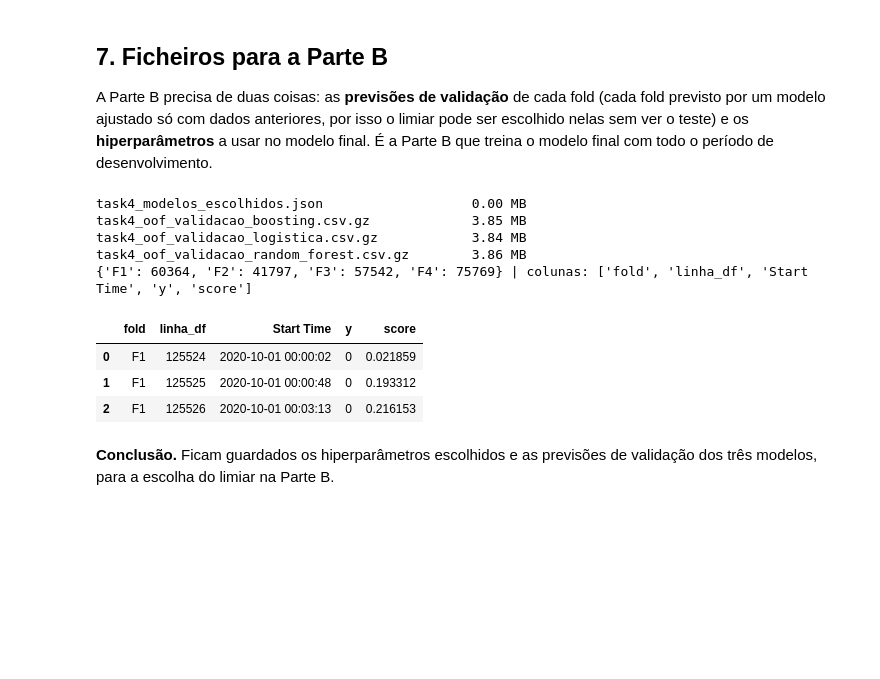
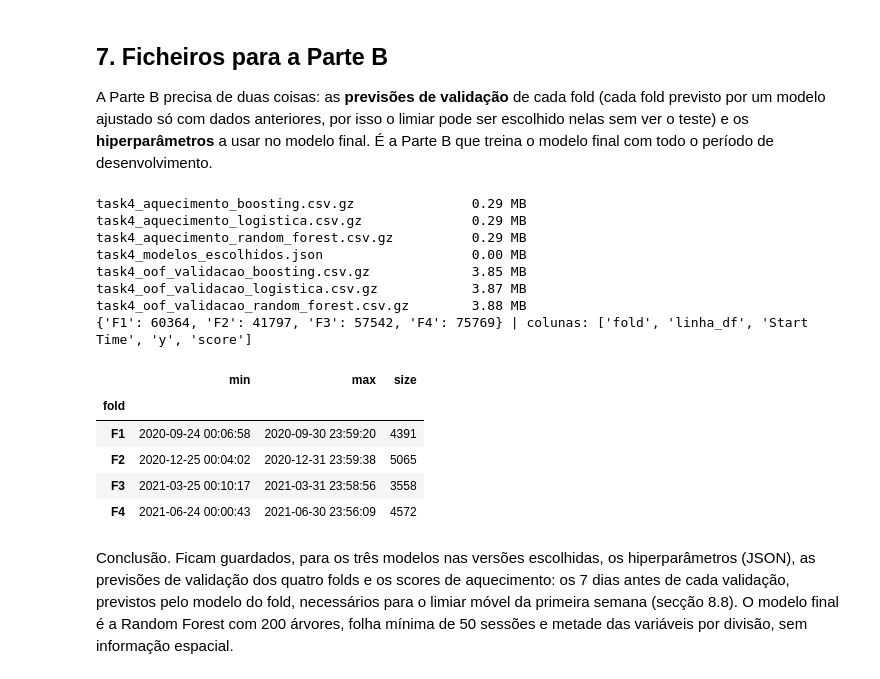
Before and after one commit to 1231478-Ellah-Fleischmann/MINDD-PROJETO, a Jupyter notebook: task4.ipynb, the cells around one changed output. Cells and saved outputs as stored; diff of their text form; code cells hidden in the pictures; blank space fills up the shorter version.

Commit message:
melhorias task4

```diff
--- a/task4.ipynb
+++ b/task4.ipynb
@@ -319,16 +325,0 @@ pd.DataFrame(por_fold).T.round(4)
-# %%
-# O que a pesquisa encontrou de melhor, sem a regra de parcimónia, contra a inicial (mesmas condições de pesquisa)
-linhas = {}
-for m in MODELOS:
-    t = tabelas[m]
-    ini = t[t["inicial"].astype(bool)].iloc[0]
-    melhor = t.sort_values("recall_media", ascending=False).iloc[0]
-    fs = ot.folds_da_tabela(t)
-    d = np.array([melhor[f"recall_{f}"] - ini[f"recall_{f}"] for f in fs])
-    linhas[NOMES[m]] = {"recall inicial": ini["recall_media"],
-                        "recall melhor da pesquisa": melhor["recall_media"],
-                        "diferença média": d.mean(),
-                        **{f"dif. {f}": x for f, x in zip(fs, d)},
-                        "folds em que melhora": int((d > 0).sum()),
-                        "melhor é a inicial": bool(melhor["inicial"])}
-pd.DataFrame(linhas).T.round(4)
@@ -373,7 +361,7 @@ A Parte B vai escolher um limiar sobre as **probabilidades** previstas, por isso
 # %%
 linhas = {}
 for m in MODELOS:
-    res, sc = final[m]["otimizado"]
+    res, sc = final[m][versao[m]]
     linhas[NOMES[m]] = {**metricas_fold(res).to_dict(), **ot.metricas_probabilisticas(sc)}
 tabela_prob = pd.DataFrame(linhas).T
 tabela_prob.round(4)
@@ -384,12 +372,10 @@ tabela_prob.round(4)
 | Random Forest | 0.5877 | 0.0138 | 0.5759 | 0.5467 | 0.8344 | 0.1016 | 0.3368 | ... |
 # %%
-# Critério (o mesmo da secção 8.9): maior recall médio; empate (< 0,005) desempatado pela PR-AUC normalizada.
-melhor = tabela_prob["recall@200 (média)"].max()
-empate = tabela_prob[tabela_prob["recall@200 (média)"] >= melhor - ot.TOLERANCIA]
-MODELO_PROB = empate["PR-AUC norm. (média)"].astype(float).idxmax()
-chave_prob = [m for m in MODELOS if NOMES[m] == MODELO_PROB][0]
-print("Modelo probabilístico mais forte pelo critério:", MODELO_PROB)
-print("Candidatos empatados:", list(empate.index))
-# Se preferires outro por razões de calibração ou interpretabilidade, indica-o aqui e justifica no relatório:
-# chave_prob = "logistica"
+# Critério: regra completa da secção 8.9 (comparação entre famílias)
+res_prob = {m: final[m][versao[m]][0] for m in MODELOS}
+chave_prob, tabela_dec = ot.decidir(res_prob, simplicidade=["logistica", "boosting", "random_forest"])
+MODELO_PROB = NOMES[chave_prob]
+print("Modelo probabilístico mais forte:", MODELO_PROB)
+print("Desvio-padrão do recall:", {NOMES[m]: round(r["recall"].std(ddof=1), 4) for m, r in res_prob.items()})
+tabela_dec
 # %% [output]
@@ -402,23 +391,32 @@ Candidatos empatados: ['Boosting', 'Random Forest']
 
 A Parte B precisa de duas coisas: as **previsões de validação** de cada fold (cada fold previsto por um modelo ajustado só com dados anteriores, por isso o limiar pode ser escolhido nelas sem ver o teste) e os **hiperparâmetros** a usar no modelo final. É a Parte B que treina o modelo final com todo o período de desenvolvimento.
 # %%
-scores_otimizados = {m: final[m]["otimizado"][1] for m in MODELOS}
-ot.guardar_para_B(PASTA, df, escolhida, scores_otimizados, chave_prob,
-                  extra={"hiperparametros_iniciais": INICIAL, "alertas_por_1000": X_ALERTAS, "amostra": AMOSTRA})
+scores_finais = {m: final[m][versao[m]][1] for m in MODELOS}
+ot.guardar_para_B(PASTA, df, config_final, scores_finais, chave_prob,
+                  extra={"hiperparametros_iniciais": INICIAL, "versao_escolhida": versao,
+                         "alertas_por_1000": X_ALERTAS, "amostra": AMOSTRA},
+                  aquecimento_por_modelo={m: aquec[m][versao[m]] for m in MODELOS})
 for f in sorted(PASTA.glob("task4_*")):
     print(f"{f.name:<45} {f.stat().st_size / 1e6:6.2f} MB")
 previsoes = pd.read_csv(PASTA / f"task4_oof_validacao_{chave_prob}.csv.gz")
 print(previsoes.groupby("fold").size().to_dict(), "| colunas:", list(previsoes.columns))
 previsoes.head(3)
+aq = pd.read_csv(PASTA / f"task4_aquecimento_{chave_prob}.csv.gz", parse_dates=["Start Time"])
+aq.groupby("fold")["Start Time"].agg(["min", "max", "size"])
 # %% [output]
+task4_aquecimento_boosting.csv.gz               0.29 MB
+task4_aquecimento_logistica.csv.gz              0.29 MB
+task4_aquecimento_random_forest.csv.gz          0.29 MB
 task4_modelos_escolhidos.json                   0.00 MB
 task4_oof_validacao_boosting.csv.gz             3.85 MB
-task4_oof_validacao_logistica.csv.gz            3.84 MB
-task4_oof_validacao_random_forest.csv.gz        3.86 MB
+task4_oof_validacao_logistica.csv.gz            3.87 MB
+task4_oof_validacao_random_forest.csv.gz        3.88 MB
 {'F1': 60364, 'F2': 41797, 'F3': 57542, 'F4': 75769} | colunas: ['fold', 'linha_df', 'Start Time', 'y', 'score']
-|  | fold | linha_df | Start Time | y | score |
-| 0 | F1 | 125524 | 2020-10-01 00:00:02 | 0 | 0.021859 |
-| 1 | F1 | 125525 | 2020-10-01 00:00:48 | 0 | 0.193312 |
-| 2 | F1 | 125526 | 2020-10-01 00:03:13 | 0 | 0.216153 |
+|  | min | max | size |
+| fold |  |  |  |
+| F1 | 2020-09-24 00:06:58 | 2020-09-30 23:59:20 | 4391 |
+| F2 | 2020-12-25 00:04:02 | 2020-12-31 23:59:38 | 5065 |
+| F3 | 2021-03-25 00:10:17 | 2021-03-31 23:58:56 | 3558 |
+| F4 | 2021-06-24 00:00:43 | 2021-06-30 23:56:09 | 4572 |
 # %% [markdown]
-**Conclusão.** Ficam guardados os hiperparâmetros escolhidos e as previsões de validação dos três modelos, para a escolha do limiar na Parte B.
+Conclusão. Ficam guardados, para os três modelos nas versões escolhidas, os hiperparâmetros (JSON), as previsões de validação dos quatro folds e os scores de aquecimento: os 7 dias antes de cada validação, previstos pelo modelo do fold, necessários para o limiar móvel da primeira semana (secção 8.8). O modelo final é a Random Forest com 200 árvores, folha mínima de 50 sessões e metade das variáveis por divisão, sem informação espacial.
```
Also changed, not shown: parts of 26 cells of this notebook, 9 other files.
